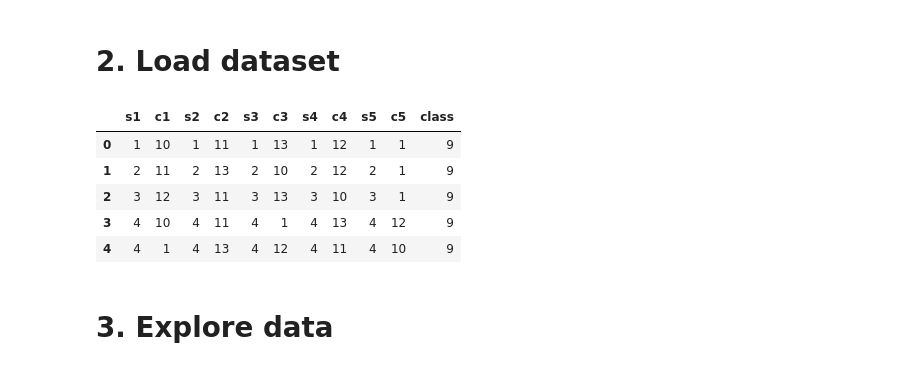
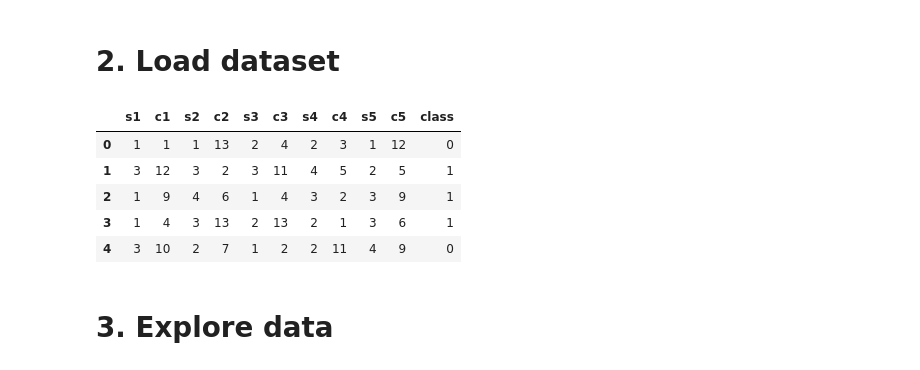
Before and after one commit to eulergomees/dnn_poker_hand, a Jupyter notebook: dnn_poker_hand.ipynb, the cells around one changed output. Cells and saved outputs as stored; diff of their text form; code cells hidden in the pictures.

```diff
--- a/dnn_poker_hand.ipynb
+++ b/dnn_poker_hand.ipynb
@@ -78,28 +81,29 @@ TensorFlow GPU devices: [PhysicalDevice(name='/physical_device:GPU:0', device_ty
 #create a new model
 new_model = True
 
-#export frame dataset
-export_frames = False
+use_complete_data = True
 # %% [markdown]
 # 2. Load dataset
 # %%
 #load dataset
-data = pd.read_csv('data/poker_hand_dataset_minor.csv')
-
-#get columns names
-col_names = data.columns.values.tolist()
+if use_complete_data:
+    col_names = ['s1','c1', 's2', 'c2', 's3','c3', 's4', 'c4','s5', 'c5', 'class']
+    data = pd.read_csv('data/poker-hand-testing.data', names=col_names)
+else:
+    data = pd.read_csv('data/poker_hand_dataset_minor.csv')
+    col_names = data.columns.values.tolist()  #get columns names
 
 x_names = data.columns[:-1].tolist()
 y_names = data.columns[-1:].tolist()
 
 data.head()
 # %% [output]
 |  | s1 | c1 | s2 | c2 | s3 | c3 | s4 | c4 | s5 | c5 | class |
-| 0 | 1 | 10 | 1 | 11 | 1 | 13 | 1 | 12 | 1 | 1 | 9 |
-| 1 | 2 | 11 | 2 | 13 | 2 | 10 | 2 | 12 | 2 | 1 | 9 |
-| 2 | 3 | 12 | 3 | 11 | 3 | 13 | 3 | 10 | 3 | 1 | 9 |
-| 3 | 4 | 10 | 4 | 11 | 4 | 1 | 4 | 13 | 4 | 12 | 9 |
-| 4 | 4 | 1 | 4 | 13 | 4 | 12 | 4 | 11 | 4 | 10 | 9 |
+| 0 | 1 | 1 | 1 | 13 | 2 | 4 | 2 | 3 | 1 | 12 | 0 |
+| 1 | 3 | 12 | 3 | 2 | 3 | 11 | 4 | 5 | 2 | 5 | 1 |
+| 2 | 1 | 9 | 4 | 6 | 1 | 4 | 3 | 2 | 3 | 9 | 1 |
+| 3 | 1 | 4 | 3 | 13 | 2 | 13 | 2 | 1 | 3 | 6 | 1 |
+| 4 | 3 | 10 | 2 | 7 | 1 | 2 | 2 | 11 | 4 | 9 | 0 |
 # %% [markdown]
 # 3. Explore data
 # %%
```
Also changed, not shown: parts of 16 cells of this notebook, 4 other files.
